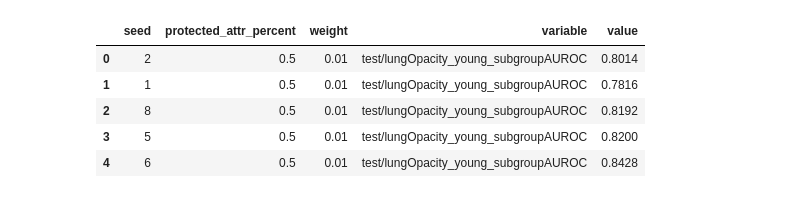
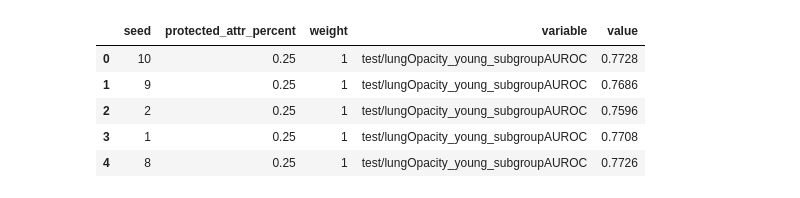
Before and after one commit to JohannesGetzner/fair-uad-with-dp, a Jupyter notebook: src/logs_persist/2023-08-13 09:52:07-FAE-rsna-age-bs32_old_down_weighted-noDP/custom_plot.ipynb, the cells around one changed output. Drawn from its saved outputs; the diff is of its cells as text; code cells hidden in the pictures.

```diff
--- a/src/logs_persist/2023-08-13 09:52:07-FAE-rsna-age-bs32_old_down_weighted-noDP/custom_plot.ipynb
+++ b/src/logs_persist/2023-08-13 09:52:07-FAE-rsna-age-bs32_old_down_weighted-noDP/custom_plot.ipynb
@@ -6,6 +6,3 @@ import matplotlib.pyplot as plt
 import pandas as pd
 import numpy as np
 import os
-# %%
-dirs = [d for d in os.listdir() if os.path.isdir(d)]
-dirs
@@ -46,12 +37,22 @@ df = pd.melt(df, id_vars=['seed','protected_attr_percent','weight'], value_vars=
+# %%
+# load weight 1 data-sets
+df_1 = load_csvs_into_df('../2023.07.11-20:38:32-FAE-rsna-age-bs32-noDP')
+df_1 = df_1[['seed','test/lungOpacity_young_subgroupAUROC','test/lungOpacity_old_subgroupAUROC','protected_attr_percent']]
+df_1['weight'] = 1
+df_1 = pd.melt(df_1, id_vars=['seed','protected_attr_percent','weight'], value_vars=['test/lungOpacity_young_subgroupAUROC','test/lungOpacity_old_subgroupAUROC'])
+# only select rows where protected_attr_percent is 0.25, 0.5, 0.75
+df_1 = df_1[df_1.protected_attr_percent.isin([0.25,0.5,0.75])]
+df_1.head()
+# %% [output]
+|  | seed | protected_attr_percent | weight | variable | value |
+| 0 | 10 | 0.25 | 1 | test/lungOpacity_young_subgroupAUROC | 0.7728 |
+| 1 | 9 | 0.25 | 1 | test/lungOpacity_young_subgroupAUROC | 0.7686 |
+| 2 | 2 | 0.25 | 1 | test/lungOpacity_young_subgroupAUROC | 0.7596 |
+| 3 | 1 | 0.25 | 1 | test/lungOpacity_young_subgroupAUROC | 0.7708 |
+| 4 | 8 | 0.25 | 1 | test/lungOpacity_young_subgroupAUROC | 0.7726 |
 # %%
-df.head()
+# concat df and df_1
+df = pd.concat([df,df_1])
-# %% [output]
-|  | seed | protected_attr_percent | weight | variable | value |
-| 0 | 2 | 0.5 | 0.01 | test/lungOpacity_young_subgroupAUROC | 0.8014 |
-| 1 | 1 | 0.5 | 0.01 | test/lungOpacity_young_subgroupAUROC | 0.7816 |
-| 2 | 8 | 0.5 | 0.01 | test/lungOpacity_young_subgroupAUROC | 0.8192 |
-| 3 | 5 | 0.5 | 0.01 | test/lungOpacity_young_subgroupAUROC | 0.8200 |
-| 4 | 6 | 0.5 | 0.01 | test/lungOpacity_young_subgroupAUROC | 0.8428 |
 # %%
 # sort list ascending
 fractions = df.protected_attr_percent.unique()
```
Also changed, not shown: parts of 6 cells of this notebook.
